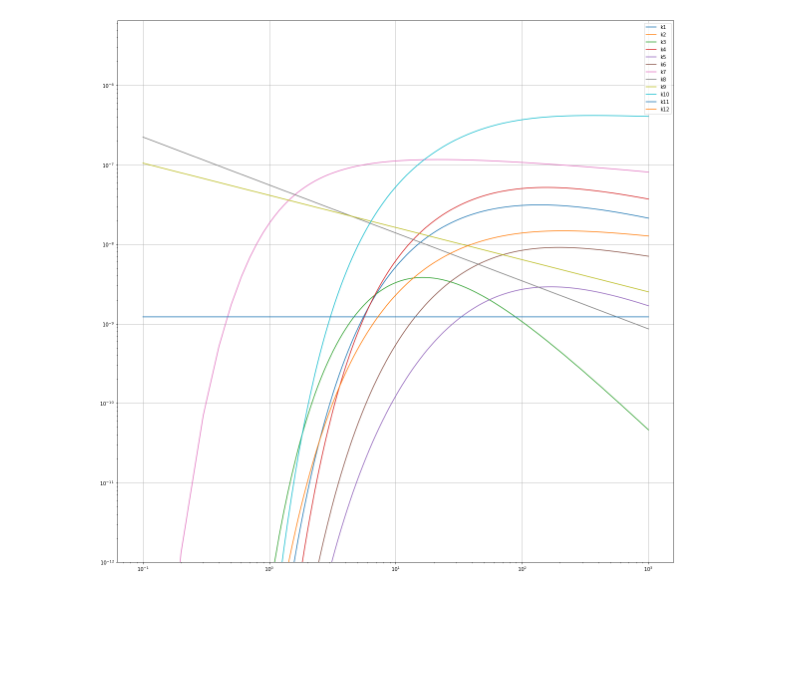
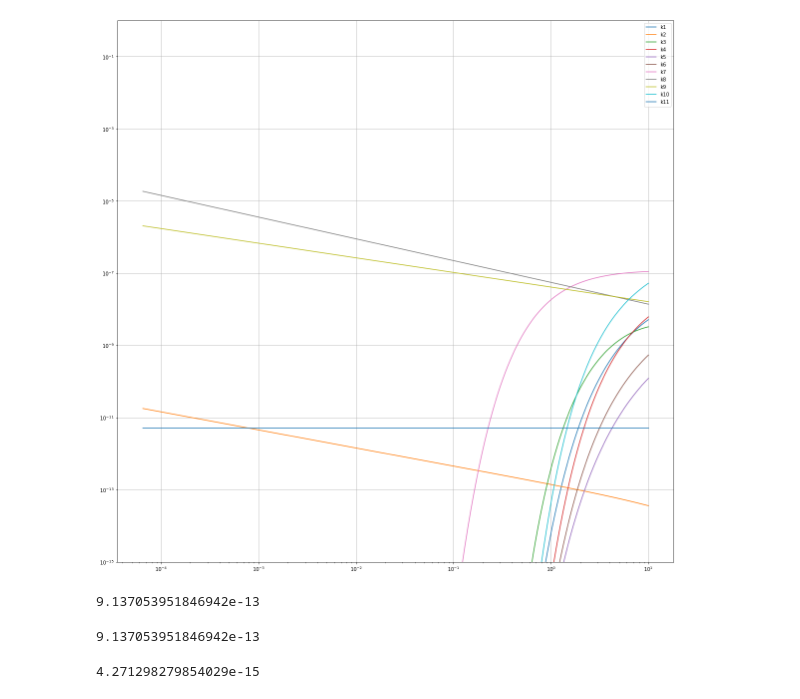
Before and after one commit to GUNU-GO/Graduation_Paper, a Jupyter notebook: Cross section comparison(Working)/Cross section comparison.ipynb, the cells around one changed output. Saved outputs shown, nothing was run; the diff lists cells and outputs as text; code cells hidden in the pictures; blank space fills up the shorter version.

```diff
--- a/Cross section comparison(Working)/Cross section comparison.ipynb
+++ b/Cross section comparison(Working)/Cross section comparison.ipynb
@@ -27,24 +27,58 @@ def Rate_coefficient(Te):
     # H3+ + e -> H+ + 2H + e, Reaction 2.2.16 E = 14
     k10 = np.exp(-3.078408636631e+01+1.509421488513e+01*np.log(Te)-7.349167207324e+00*(np.log(Te))**2+2.320966107642e+00*(np.log(Te))**3-4.818077551719e-01*(np.log(Te))**4+6.389229162737e-02*(np.log(Te))**5-5.161880953089e-03*(np.log(Te))**6+2.303985092606e-04*(np.log(Te))**7-4.344846146197e-06*(np.log(Te))**8)
     # H2+ + H2 -> H3+ + H, Reaction 4.3.3 E = 0
-    k11 = 1.2194578959081685e-09  #for 0.3eV Hydrogen atom
-    k12 = np.exp(-3.081902926338e+01+1.038866780735e+01*np.log(Te)-4.259768348687e+00*(np.log(Te))**2+1.181228673120e+00*(np.log(Te))**3-2.277513907465e-01*(np.log(Te))**4+2.900576728856e-02*(np.log(Te))**5-2.287591474628e-03*(np.log(Te))**6+1.004346442778e-04*(np.log(Te))**7-1.869930069131e-06*(np.log(Te))**8)
-    return k1,k2,k3,k4,k5,k6,k7,k8,k9,k10,k11*np.ones((len(Te))),k12
+    #k11 = 1.2194578959081685e-09  #for 0.3eV Hydrogen atom
+    k11 = 5.11e-12 #for 0.025851eV Hydrogen atom
+    #k12 = np.exp(-3.081902926338e+01+1.038866780735e+01*np.log(Te)-4.259768348687e+00*(np.log(Te))**2+1.181228673120e+00*(np.log(Te))**3-2.277513907465e-01*(np.log(Te))**4+2.900576728856e-02*(np.log(Te))**5-2.287591474628e-03*(np.log(Te))**6+1.004346442778e-04*(np.log(Te))**7-1.869930069131e-06*(np.log(Te))**8)
+    return k1,k2,k3,k4,k5,k6,k7,k8,k9,k10,k11*np.ones((len(Te)))
 # %%
-NumReaction = 12
-Te = np.arange(1e-1,1e3,1e-1)
+NumReaction = 11
+Te = np.arange(6.5e-5,1e1,1e-2)
 name_list = []
 for i in range(NumReaction):
     name_list.append('k'+ str(i+1))
 # %%
 plt.figure(figsize=(20,20))
 for i in range(NumReaction):
     plt.plot(Te,Rate_coefficient(Te)[i])
     plt.xscale('log')
     plt.yscale('log')
     plt.grid(b=True)
-    plt.ylim(1e-12)
-    plt.legend(name_list)
+    plt.ylim(1e-15,1)
+    plt.legend(name_list,loc = 'upper right')
+    plt.savefig('XS.png')
 plt.show()
 # %% [output]
-[figure, old version]
+[figure, new version]
+# %%
+Te = 1/40
+k8 = np.exp(-1.670435653561e+01-6.035644995682e-01*np.log(Te)-1.942745783445e-08*(np.log(Te))**2-2.005952284492e-07*(np.log(Te))**3+2.962996104431e-08*(np.log(Te))**4+2.134293274971e-08*(np.log(Te))**5-6.353973401838e-09*(np.log(Te))**6+6.152557460831e-10*(np.log(Te))**7-2.025361858319e-11*(np.log(Te))**8)
+k9 = np.exp(-1.700270758355e+01-4.050073042947e-01*np.log(Te)+1.018733477232e-08*(np.log(Te))**2-1.695586285687e-08*(np.log(Te))**3+1.564311217508e-10*(np.log(Te))**4+1.979725412288e-09*(np.log(Te))**5-4.395545994733e-10*(np.log(Te))**6+3.584926377078e-11*(np.log(Te))**7-1.024189019465e-12*(np.log(Te))**8)
+k2 = 3.92e-14*(13.6/Te)**1.5/(13.6/Te+0.35) # n = 1s
+print(k2)
+# %% [output]
+9.137053951846942e-13
+# %%
+Te = 1/40
+k1 = np.exp(-3.271396786375e+01+1.353655609057e+01*np.log(Te)-5.739328757388e+00*(np.log(Te))**2+1.563154982022e+00*(np.log(Te))**3-2.877056004391e-01*(np.log(Te))**4+3.482559773737e-02*(np.log(Te))**5-2.631976175590e-03*(np.log(Te))**6+1.119543953861e-04*(np.log(Te))**7-2.039149852002e-06*(np.log(Te))**8)
+# H+ + e -> H + hv, Reaction 2.1.8 E = Te
+k2 = 3.92e-14*(13.6/Te)**1.5/(13.6/Te+0.35) # n = 1s
+# H2 + e -> 2H + e, Reaction 2.2.5 E = 10
+k3 = np.exp(-2.858072836568e+01+1.038543976082e+01*np.log(Te)-5.383825026583e+00*(np.log(Te))**2+1.950636494405e+00*(np.log(Te))**3-5.393666392407e-01*(np.log(Te))**4+1.006916814453e-01*(np.log(Te))**5-1.160758573972e-02*(np.log(Te))**6+7.411623859122e-04*(np.log(Te))**7-2.001369618807e-05*(np.log(Te))**8)
+# H2 + e -> H2+ + 2e, Reaction 2.2.9 E = 15.4
+k4 = np.exp(-3.568640293666e+01+1.733468989961e+01*np.log(Te)-7.767469363538e+00*(np.log(Te))**2+2.211579405415e+00*(np.log(Te))**3-4.169840174384e-01*(np.log(Te))**4+5.088289820867e-02*(np.log(Te))**5-3.832737518325e-03*(np.log(Te))**6+1.612863120371e-04*(np.log(Te))**7-2.893391904431e-06*(np.log(Te))**8)
+# H2 + e -> H+ + H + 2e, Reaction 2.2.10 E = 18
+k5 = np.exp(-3.834597006782e+01+1.426322356722e+01*np.log(Te)-5.826468569506e+00*(np.log(Te))**2+1.727940947913e+00*(np.log(Te))**3-3.598120866343e-01*(np.log(Te))**4+4.822199350494e-02*(np.log(Te))**5-3.909402993006e-03*(np.log(Te))**6+1.738776657690e-04*(np.log(Te))**7-3.252844486351e-06*(np.log(Te))**8)
+# H2+ + e -> 2H+ + 2e, Reaction 2.2.11 E = 15.5
+k6 = np.exp(-3.746192301092e+01+1.559355031108e+01*np.log(Te)-6.693238367093e+00*(np.log(Te))**2+1.981700292134e+00*(np.log(Te))**3-4.044820889297e-01*(np.log(Te))**4+5.352391623039e-02*(np.log(Te))**5-4.317451841436e-03*(np.log(Te))**6+1.918499873454e-04*(np.log(Te))**7-3.591779705419e-06*(np.log(Te))**8)
+# H2+ + e -> H+ + H + e, Reaction 2.2.12 E = 10.5
+k7 = np.exp(-1.781416067709e+01+2.277799785711e+00*np.log(Te)-1.266868411626e+00*(np.log(Te))**2+4.296170447419e-01*(np.log(Te))**3-9.609908013189e-02*(np.log(Te))**4+1.387958040699e-02*(np.log(Te))**5-1.231349039470e-03*(np.log(Te))**6+6.042383126281e-05*(np.log(Te))**7-1.247521040900e-06*(np.log(Te))**8)
+# H2+ + e -> 2H, Reaction 2.2.14 E = Te
+k8 = np.exp(-1.670435653561e+01-6.035644995682e-01*np.log(Te)-1.942745783445e-08*(np.log(Te))**2-2.005952284492e-07*(np.log(Te))**3+2.962996104431e-08*(np.log(Te))**4+2.134293274971e-08*(np.log(Te))**5-6.353973401838e-09*(np.log(Te))**6+6.152557460831e-10*(np.log(Te))**7-2.025361858319e-11*(np.log(Te))**8)
+# H3+ + e -> H2 + H, Reaction 2.2.15 E = Te
+k9 = np.exp(-1.700270758355e+01-4.050073042947e-01*np.log(Te)+1.018733477232e-08*(np.log(Te))**2-1.695586285687e-08*(np.log(Te))**3+1.564311217508e-10*(np.log(Te))**4+1.979725412288e-09*(np.log(Te))**5-4.395545994733e-10*(np.log(Te))**6+3.584926377078e-11*(np.log(Te))**7-1.024189019465e-12*(np.log(Te))**8)
+# H3+ + e -> H+ + 2H + e, Reaction 2.2.16 E = 14
+k10 = np.exp(-3.078408636631e+01+1.509421488513e+01*np.log(Te)-7.349167207324e+00*(np.log(Te))**2+2.320966107642e+00*(np.log(Te))**3-4.818077551719e-01*(np.log(Te))**4+6.389229162737e-02*(np.log(Te))**5-5.161880953089e-03*(np.log(Te))**6+2.303985092606e-04*(np.log(Te))**7-4.344846146197e-06*(np.log(Te))**8)
+print(k2)
+# %% [output]
+9.137053951846942e-13
@@ -50,0 +89,7 @@ plt.show()
+# %%
+Te=0.1 #minimum 0.1eV
+k11_xs = np.exp(-3.422188283057e+01-7.733921420462e-01*np.log(Te)-4.625452844356e-01*(np.log(Te))**2-2.307540053739e-01*(np.log(Te))**3+3.188925541844e-02*(np.log(Te))**4\
+                +3.622033742962e-02*(np.log(Te))**5-5.093822617734e-03*(np.log(Te))**6-2.420060478318e-03*(np.log(Te))**7+4.634259500837e-04*(np.log(Te))**8)
+print(k11_xs)
+# %% [output]
+4.271298279854029e-15
```
Also changed, not shown: parts of 1 cell of this notebook, 28 other files.
